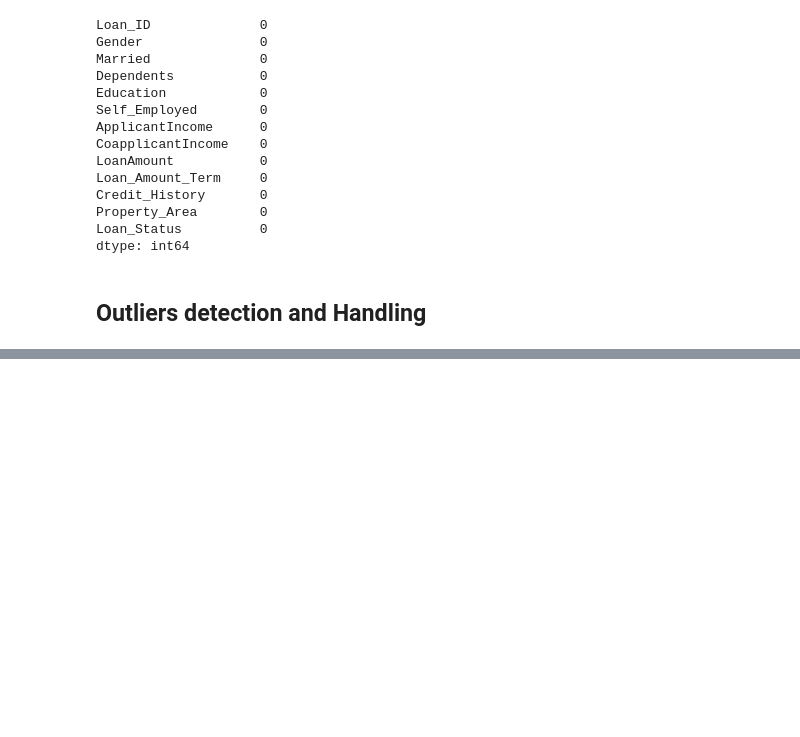
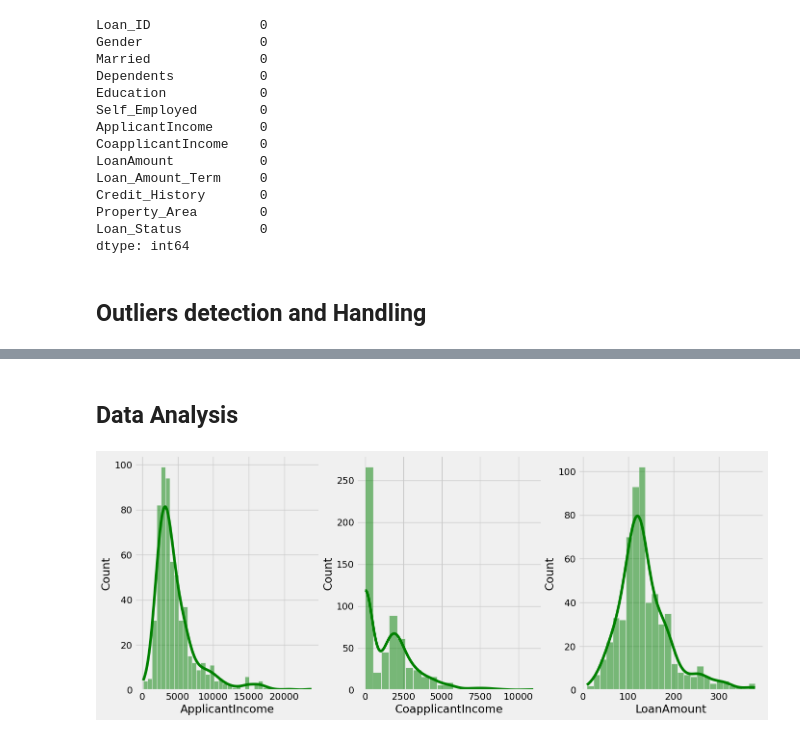
Before and after one commit to WellingtonFidelis/python-projects, a Jupyter notebook: data-science/ml-loan-predict/loan_status_predict.ipynb, the cells around one changed output, grey strips where cells are left out. Drawn from its saved outputs; the diff is of its cells as text; code cells hidden in the pictures; blank space fills up the shorter version.

```diff
--- a/data-science/ml-loan-predict/loan_status_predict.ipynb
+++ b/data-science/ml-loan-predict/loan_status_predict.ipynb
@@ -376,0 +391,6 @@ plt.show();
+# %%
+df = df[df["ApplicantIncome"] < 25000]
+# %%
+df = df[df["CoapplicantIncome"] < 12000]
+# %%
+df = df[df["LoanAmount"] < 400]
@@ -376,0 +401,13 @@ plt.show();
+# %% [markdown]
+## Data Analysis
+# %%
+plt.subplot(1, 3, 1)
+sns.histplot(df["ApplicantIncome"], color="green", kde=True)
+
+plt.subplot(1, 3, 2)
+sns.histplot(df["CoapplicantIncome"], color="green", kde=True)
+
+plt.subplot(1, 3, 3)
+sns.histplot(df["LoanAmount"], color="green", kde=True);
+# %% [output]
+[figure, added]
```
Also changed, not shown: parts of 62 cells of this notebook.
